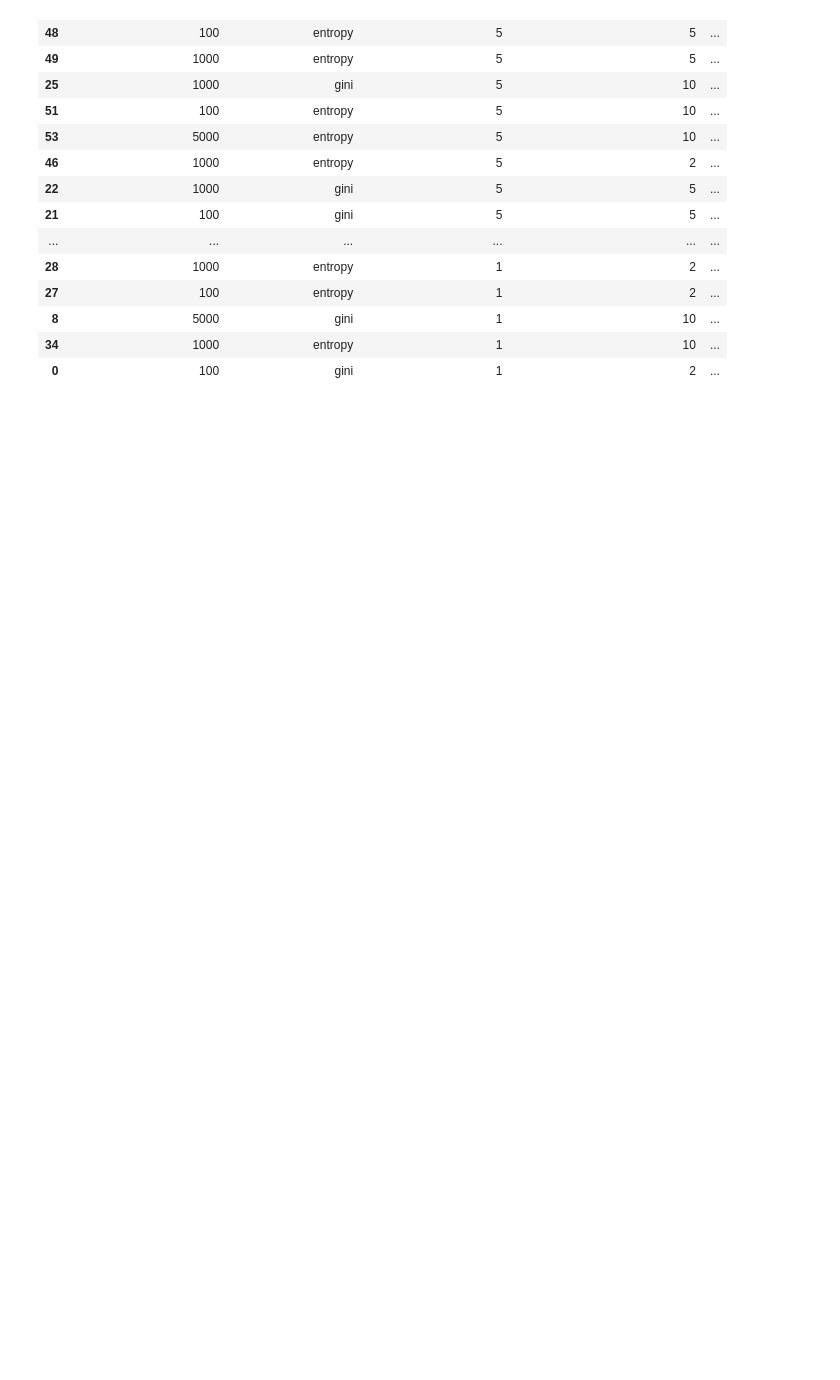
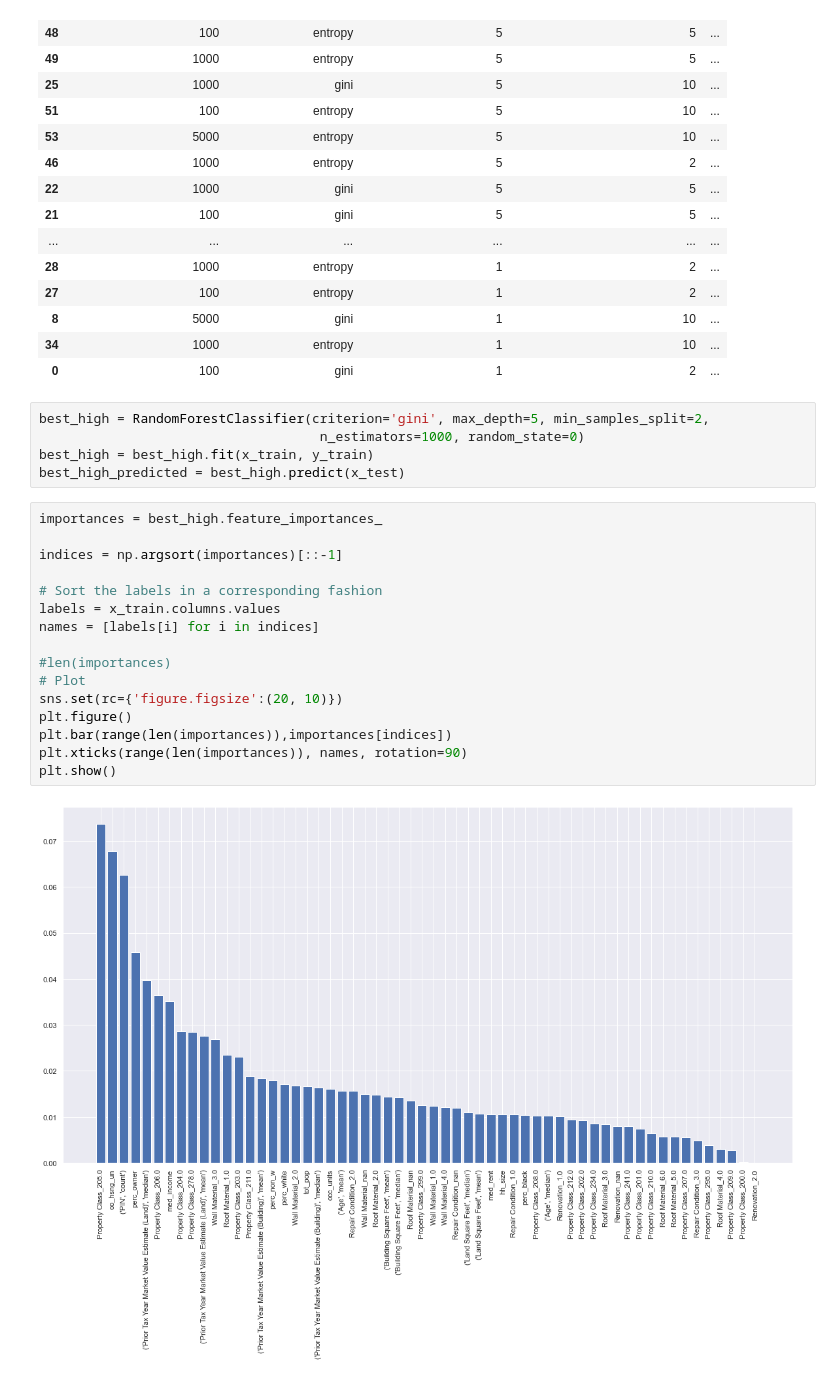
Before and after one commit to vbalza/chicago_water_lead, a Jupyter notebook: Random Forest Models.ipynb, the cells around one changed output. Cells and saved outputs as stored; diff of their text form; blank space fills up the shorter version.

```diff
--- a/Random Forest Models.ipynb
+++ b/Random Forest Models.ipynb
@@ -70,3 +73,26 @@ ranked_cv[['param_RF__n_estimators', 'param_RF__criterion', 'param_RF__max_depth
 | 8 | 5000 | gini | 1 | 10 | ... |
 | 34 | 1000 | entropy | 1 | 10 | ... |
 | 0 | 100 | gini | 1 | 2 | ... |
+# %%
+best_high = RandomForestClassifier(criterion='gini', max_depth=5, min_samples_split=2,
+                                    n_estimators=1000, random_state=0)
+best_high = best_high.fit(x_train, y_train)
+best_high_predicted = best_high.predict(x_test)
+# %%
+importances = best_high.feature_importances_
+
+indices = np.argsort(importances)[::-1]
+
+# Sort the labels in a corresponding fashion
+labels = x_train.columns.values
+names = [labels[i] for i in indices]
+
+#len(importances)
+# Plot
+sns.set(rc={'figure.figsize':(20, 10)})
+plt.figure()
+plt.bar(range(len(importances)),importances[indices])
+plt.xticks(range(len(importances)), names, rotation=90)
+plt.show()
+# %% [output]
+[figure, added]
```
Also changed, not shown: parts of 4 cells of this notebook.
